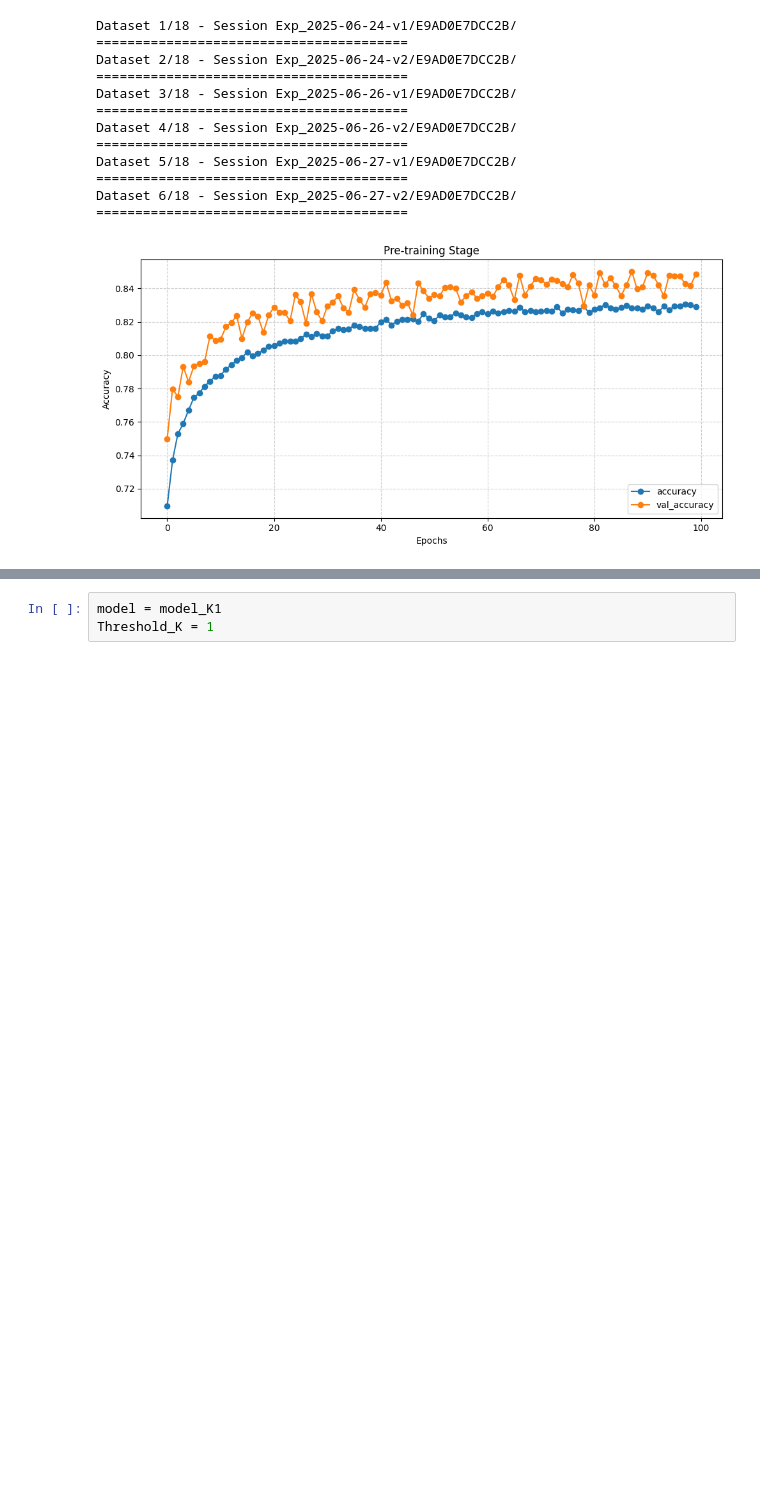
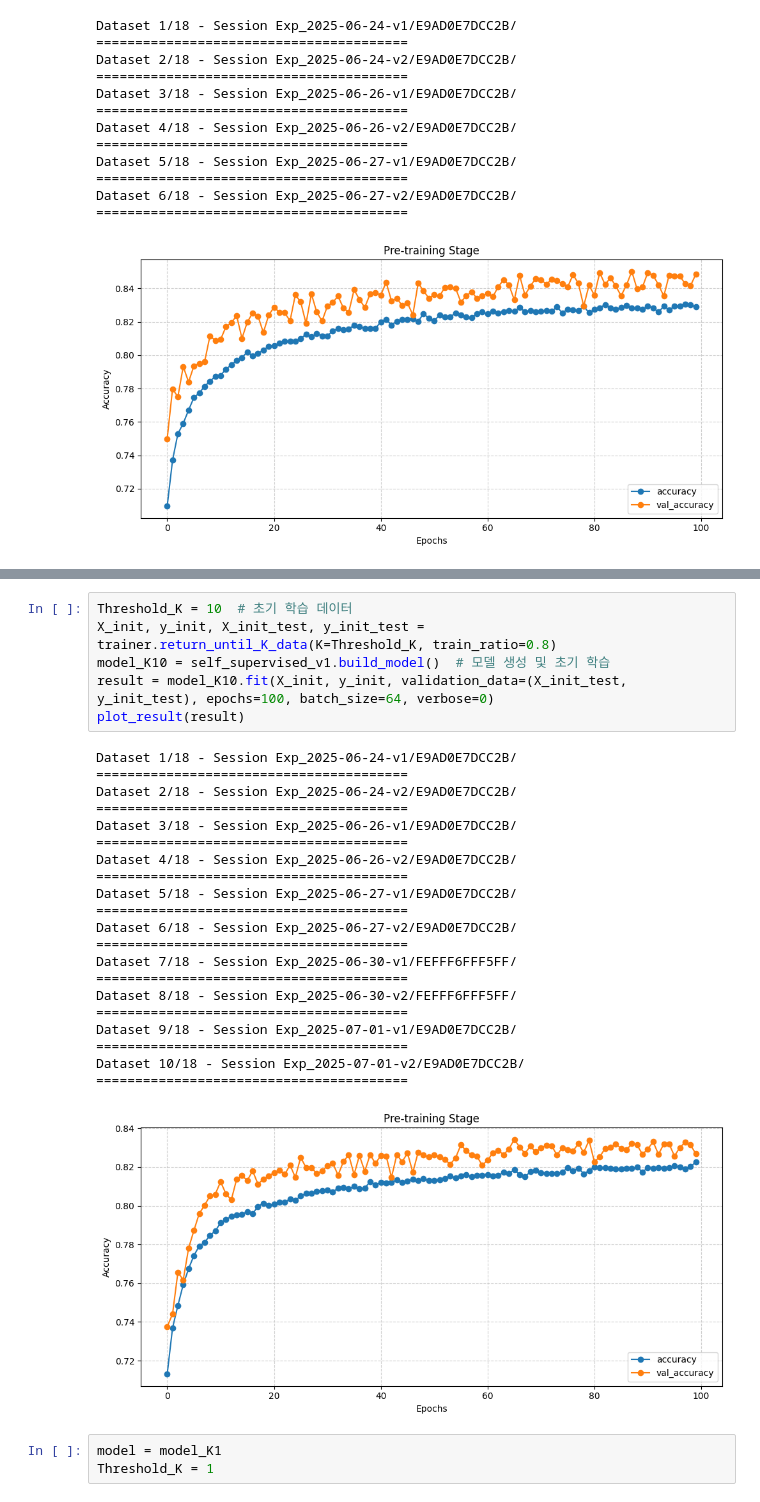
Before and after one commit to Hunminlee/Neural_Computing_Interface_MindForce, a Jupyter notebook: V5 Self Supervised Learning/V1 - Semi Supervised Learning in online(Pseudo-labeling)/Subject-X.ipynb, the cells around one changed output, grey strips where cells are left out. Drawn from its saved outputs; the diff is of its cells as text; blank space fills up the shorter version.

```diff
--- a/V5 Self Supervised Learning/V1 - Semi Supervised Learning in online(Pseudo-labeling)/Subject-X.ipynb
+++ b/V5 Self Supervised Learning/V1 - Semi Supervised Learning in online(Pseudo-labeling)/Subject-X.ipynb
@@ -87,3 +111,31 @@ Dataset 6/18 - Session Exp_2025-06-27-v2/E9AD0E7DCC2B/
+# %%
+Threshold_K = 10  # 초기 학습 데이터
+X_init, y_init, X_init_test, y_init_test = trainer.return_until_K_data(K=Threshold_K, train_ratio=0.8)
+model_K10 = self_supervised_v1.build_model()  # 모델 생성 및 초기 학습
+result = model_K10.fit(X_init, y_init, validation_data=(X_init_test, y_init_test), epochs=100, batch_size=64, verbose=0)
+plot_result(result)
+# %% [output]
+Dataset 1/18 - Session Exp_2025-06-24-v1/E9AD0E7DCC2B/
+========================================
+Dataset 2/18 - Session Exp_2025-06-24-v2/E9AD0E7DCC2B/
+========================================
+Dataset 3/18 - Session Exp_2025-06-26-v1/E9AD0E7DCC2B/
+========================================
+Dataset 4/18 - Session Exp_2025-06-26-v2/E9AD0E7DCC2B/
+========================================
+Dataset 5/18 - Session Exp_2025-06-27-v1/E9AD0E7DCC2B/
+========================================
+Dataset 6/18 - Session Exp_2025-06-27-v2/E9AD0E7DCC2B/
+========================================
+Dataset 7/18 - Session Exp_2025-06-30-v1/FEFFF6FFF5FF/
+========================================
+Dataset 8/18 - Session Exp_2025-06-30-v2/FEFFF6FFF5FF/
+========================================
+Dataset 9/18 - Session Exp_2025-07-01-v1/E9AD0E7DCC2B/
+========================================
+Dataset 10/18 - Session Exp_2025-07-01-v2/E9AD0E7DCC2B/
+========================================
+[figure, added]
 # %%
 model = model_K1
 Threshold_K = 1
```
Also changed, not shown: parts of 7 cells of this notebook, 7 other files.
